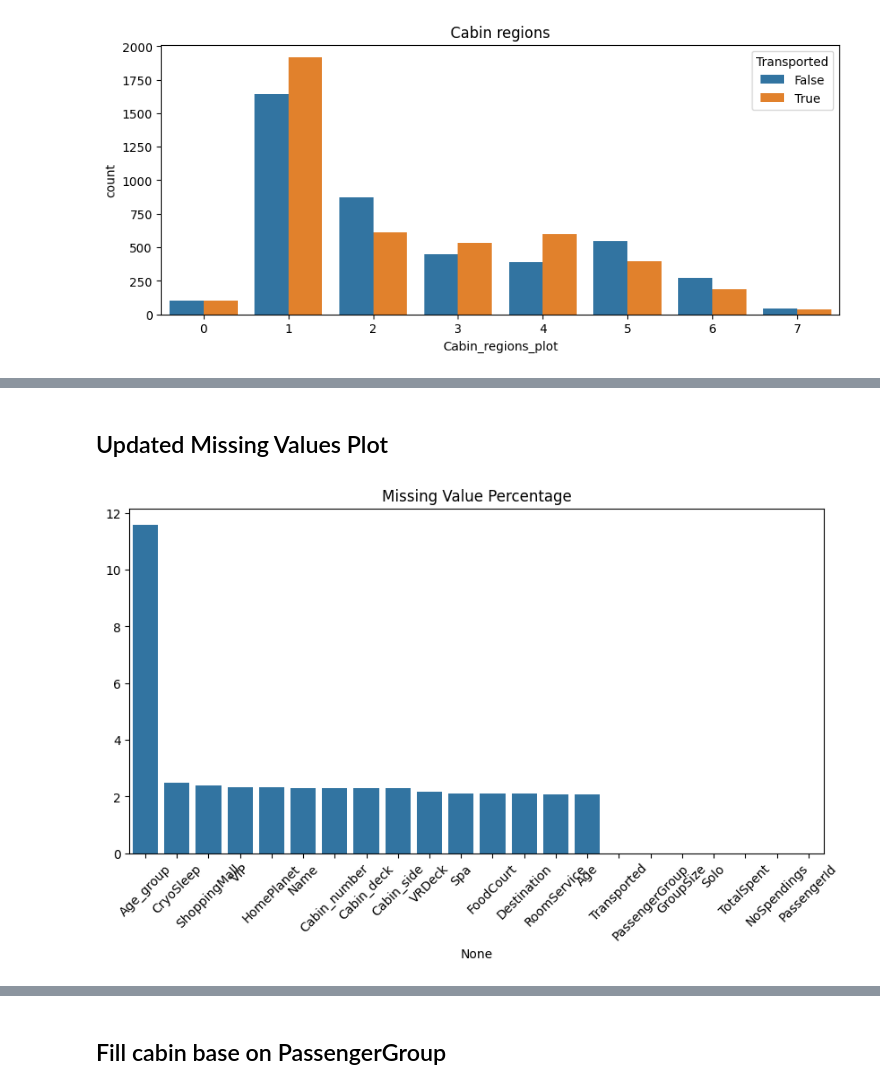
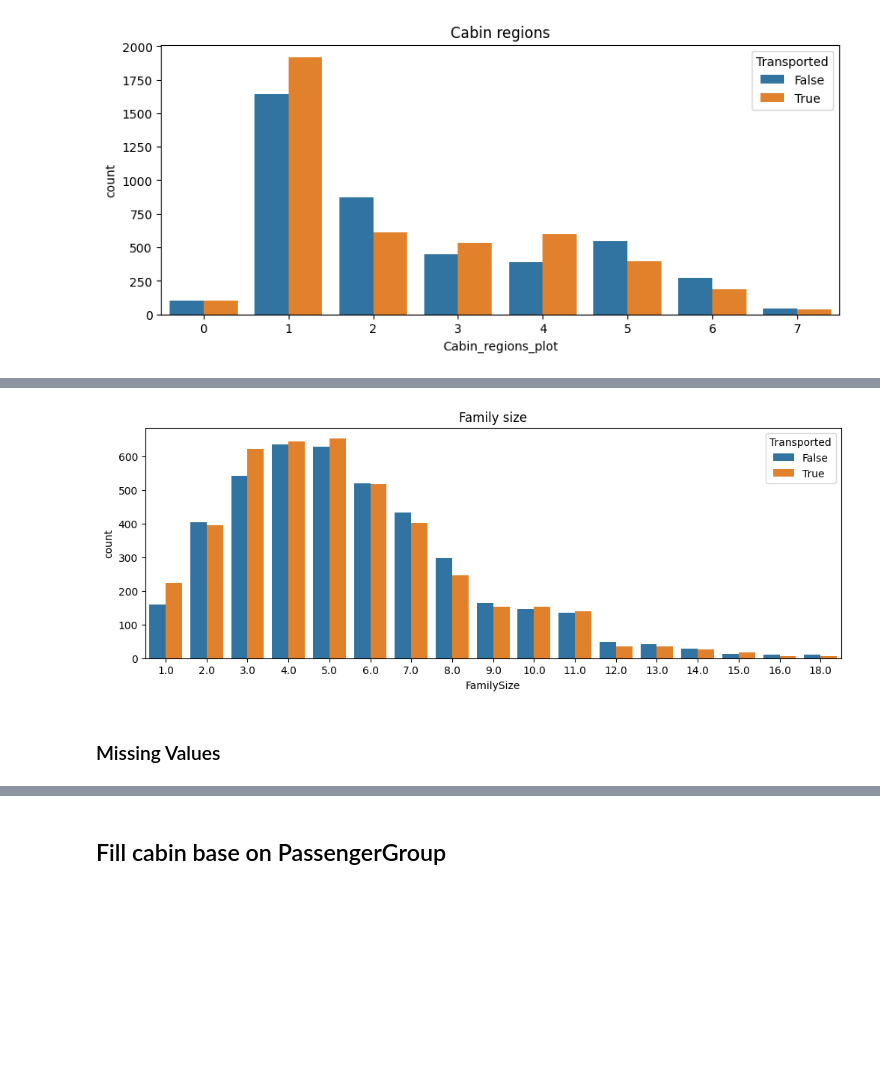
Before and after one commit to YarinArava/SpaceShipTitanic_FinalProject, a Jupyter notebook: Spaceship_Titanic_edited_2.ipynb, the cells around one changed output, grey strips where cells are left out. Cells and saved outputs as stored; diff of their text form; code cells hidden in the pictures; blank space fills up the shorter version.

```diff
--- a/Spaceship_Titanic_edited_2.ipynb
+++ b/Spaceship_Titanic_edited_2.ipynb
@@ -431,0 +440,3 @@ df.drop('Cabin_regions_plot', axis=1, inplace=True)
+# %%
+missing_name_count = df['Name'].isna().sum()
+print("Missing names before filling:", missing_name_count)
@@ -431,0 +445,11 @@ df.drop('Cabin_regions_plot', axis=1, inplace=True)
+# %%
+# Fill missing names
+df['Name'].fillna('Unknown Unknown', inplace=True)
+
+# Split Name into First and Last names
+full_name = df['Name'].str.split(' ')
+df['First_name'] = full_name.str[0]
+df['Last_name'] = full_name.str[1]
+
+print("first name examples:", df['First_name'].unique()[:10])
+print("last name examples:", df['Last_name'].unique()[:10])
@@ -432,12 +467,19 @@ df.drop('Cabin_regions_plot', axis=1, inplace=True)
+# %%
+# Family size feature
+df['FamilySize'] = df['Last_name'].map(df['Last_name'].value_counts())
+
+df.loc[df['Last_name'] == 'Unknown', 'Last_name'] = np.nan
+# Putting NaN's back in for FamilySize where names were missing
+df.loc[df['FamilySize'] == missing_name_count, 'FamilySize'] = np.nan
+
+# Drop Name
+df.drop('Name', axis=1, inplace=True)
+
+plt.figure(figsize=(12,4))
+sns.countplot(data=df, x='FamilySize', hue='Transported')
+plt.title('Family size')
+plt.show()
+# %% [output]
+[figure, added]
 # %% [markdown]
-## Updated Missing Values Plot
+### Missing Values
-# %%
-# Checking which of columns have missing value and its percentage
-missing = df.isnull().mean().sort_values(ascending=False)
-plt.figure(figsize=(10,5))
-sns.barplot(x=missing.index, y=missing.values*100)
-plt.xticks(rotation=45)
-plt.title("Missing Value Percentage")
-plt.show()
-# %% [output]
-[figure, removed]
```
Also changed, not shown: parts of 48 cells of this notebook.
